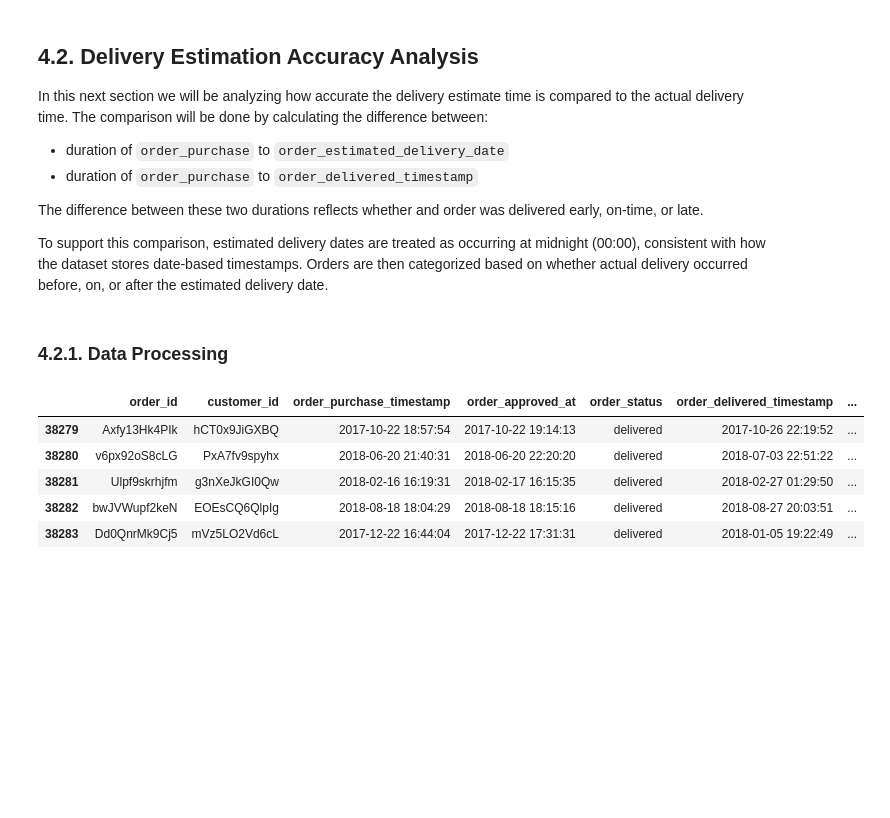
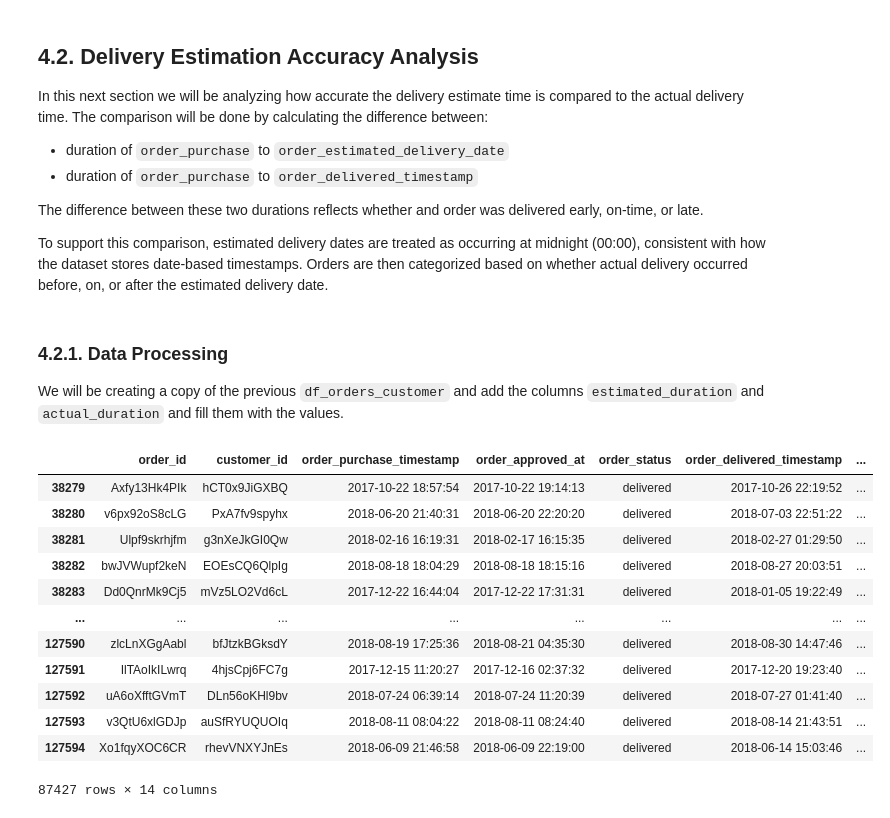
Before and after one commit to juanyeremia/ecommerce_sc_analysis, a Jupyter notebook: eda.ipynb, the cells around one changed output. Saved outputs shown, nothing was run; the diff lists cells and outputs as text; code cells hidden in the pictures; blank space fills up the shorter version.

```diff
--- a/eda.ipynb
+++ b/eda.ipynb
@@ -400,12 +400,33 @@ The difference between these two durations reflects whether and order was delive
 To support this comparison, estimated delivery dates are treated as occurring at midnight (00:00), consistent with how the dataset stores date-based timestamps. Orders are then categorized based on whether actual delivery occurred before, on, or after the estimated delivery date.
 # %% [markdown]
 ### 4.2.1. Data Processing
+We will be creating a copy of the previous `df_orders_customer` and add the columns `estimated_duration` and `actual_duration` and fill them with the values.
-# %%
-df_orders_customer.head()
-# %% [output]
-|  | order_id | customer_id | order_purchase_timestamp | order_approved_at | order_status | order_delivered_timestamp | ... |
-| 38279 | Axfy13Hk4PIk | hCT0x9JiGXBQ | 2017-10-22 18:57:54 | 2017-10-22 19:14:13 | delivered | 2017-10-26 22:19:52 | ... |
-| 38280 | v6px92oS8cLG | PxA7fv9spyhx | 2018-06-20 21:40:31 | 2018-06-20 22:20:20 | delivered | 2018-07-03 22:51:22 | ... |
-| 38281 | Ulpf9skrhjfm | g3nXeJkGI0Qw | 2018-02-16 16:19:31 | 2018-02-17 16:15:35 | delivered | 2018-02-27 01:29:50 | ... |
-| 38282 | bwJVWupf2keN | EOEsCQ6QlpIg | 2018-08-18 18:04:29 | 2018-08-18 18:15:16 | delivered | 2018-08-27 20:03:51 | ... |
-| 38283 | Dd0QnrMk9Cj5 | mVz5LO2Vd6cL | 2017-12-22 16:44:04 | 2017-12-22 17:31:31 | delivered | 2018-01-05 19:22:49 | ... |
+# %%
+# Create copy of df_orders_customer
+df_delivery_accuracy = df_orders_customer.copy()
+
+# Add 2 columns with duration values
+df_delivery_accuracy["est_duration"] = (df_delivery_accuracy["order_estimated_delivery_date"] - df_delivery_accuracy["order_purchase_timestamp"]).dt.days
+df_delivery_accuracy["act_duration"] = (df_delivery_accuracy["order_delivered_timestamp"] - df_delivery_accuracy["order_purchase_timestamp"]).dt.days
+
+# Calculate accuracy between estimated duration and actual duration
+df_delivery_accuracy["delta_days"] = (
+    df_delivery_accuracy["order_delivered_timestamp"].dt.normalize()
+    - df_delivery_accuracy["order_estimated_delivery_date"]
+).dt.days
+
+df_delivery_accuracy
+# %% [output]
+|  | order_id | customer_id | order_purchase_timestamp | order_approved_at | order_status | order_delivered_timestamp | ... |
+| 38279 | Axfy13Hk4PIk | hCT0x9JiGXBQ | 2017-10-22 18:57:54 | 2017-10-22 19:14:13 | delivered | 2017-10-26 22:19:52 | ... |
+| 38280 | v6px92oS8cLG | PxA7fv9spyhx | 2018-06-20 21:40:31 | 2018-06-20 22:20:20 | delivered | 2018-07-03 22:51:22 | ... |
+| 38281 | Ulpf9skrhjfm | g3nXeJkGI0Qw | 2018-02-16 16:19:31 | 2018-02-17 16:15:35 | delivered | 2018-02-27 01:29:50 | ... |
+| 38282 | bwJVWupf2keN | EOEsCQ6QlpIg | 2018-08-18 18:04:29 | 2018-08-18 18:15:16 | delivered | 2018-08-27 20:03:51 | ... |
+| 38283 | Dd0QnrMk9Cj5 | mVz5LO2Vd6cL | 2017-12-22 16:44:04 | 2017-12-22 17:31:31 | delivered | 2018-01-05 19:22:49 | ... |
+| ... | ... | ... | ... | ... | ... | ... | ... |
+| 127590 | zlcLnXGgAabl | bfJtzkBGksdY | 2018-08-19 17:25:36 | 2018-08-21 04:35:30 | delivered | 2018-08-30 14:47:46 | ... |
+| 127591 | IlTAoIkILwrq | 4hjsCpj6FC7g | 2017-12-15 11:20:27 | 2017-12-16 02:37:32 | delivered | 2017-12-20 19:23:40 | ... |
+| 127592 | uA6oXfftGVmT | DLn56oKHl9bv | 2018-07-24 06:39:14 | 2018-07-24 11:20:39 | delivered | 2018-07-27 01:41:40 | ... |
+| 127593 | v3QtU6xlGDJp | auSfRYUQUOIq | 2018-08-11 08:04:22 | 2018-08-11 08:24:40 | delivered | 2018-08-14 21:43:51 | ... |
+| 127594 | Xo1fqyXOC6CR | rhevVNXYJnEs | 2018-06-09 21:46:58 | 2018-06-09 22:19:00 | delivered | 2018-06-14 15:03:46 | ... |
+87427 rows × 14 columns
```
Also changed, not shown: parts of 7 cells of this notebook.
